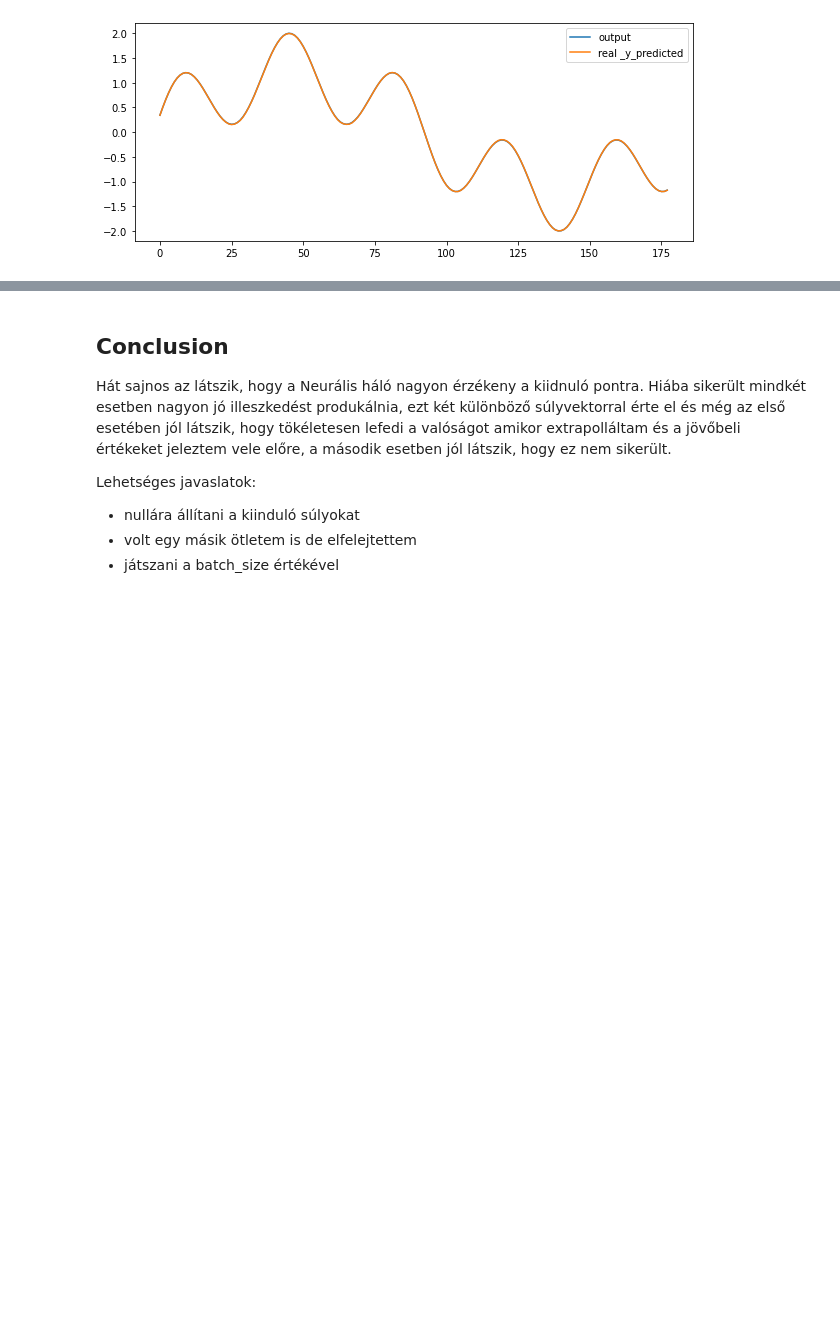
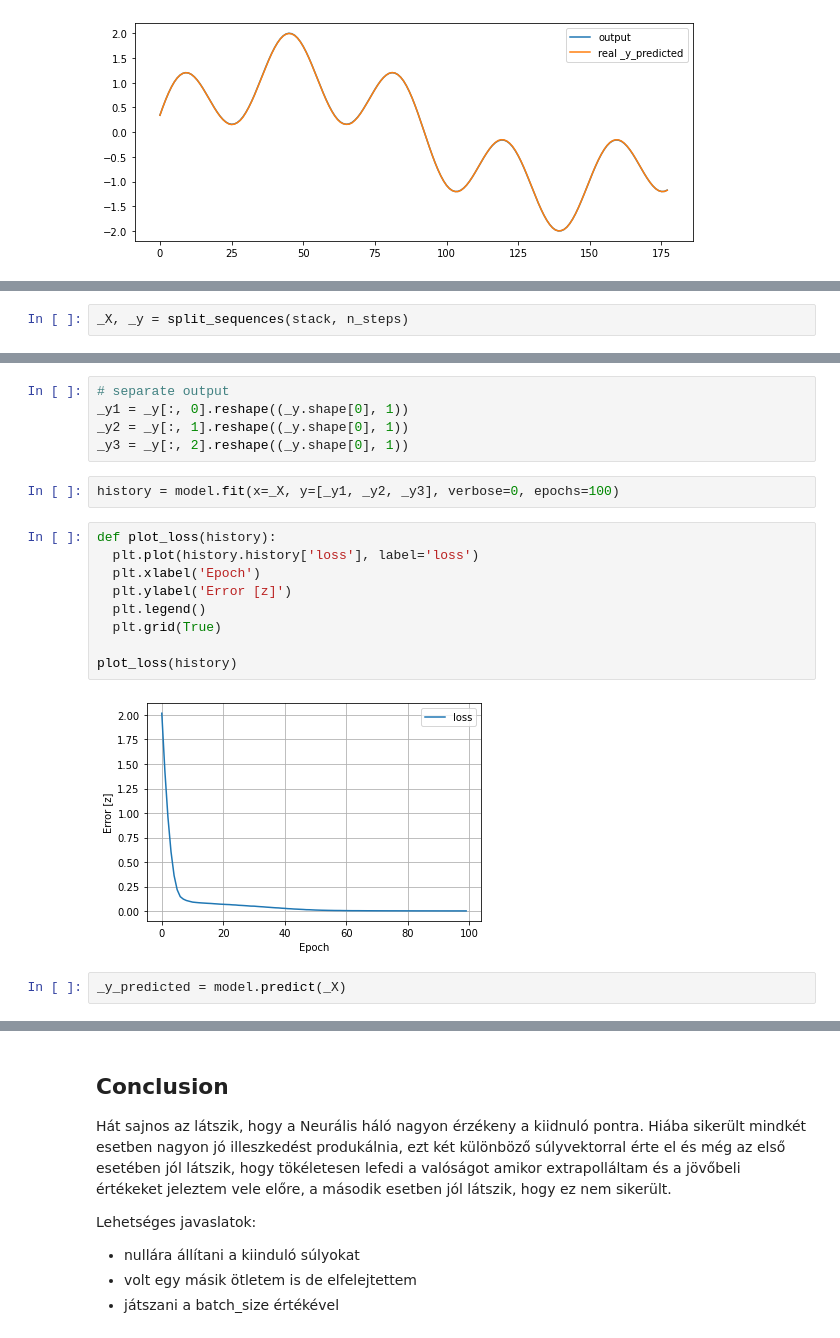
Before and after one commit to JoDeMiro/Keras, a Jupyter notebook: 05_Keras_Time_Series_Forcasting_via_1D_Convolution.ipynb, the cells around one changed output, grey strips where cells are left out. Saved outputs shown, nothing was run; the diff lists cells and outputs as text; blank space fills up the shorter version.

```diff
--- a/05_Keras_Time_Series_Forcasting_via_1D_Convolution.ipynb
+++ b/05_Keras_Time_Series_Forcasting_via_1D_Convolution.ipynb
@@ -1125,0 +1154,2 @@ plt.show()
+# %%
+_X, _y = split_sequences(stack, n_steps)
@@ -1125,0 +1206,20 @@ plt.show()
+# %%
+# separate output
+_y1 = _y[:, 0].reshape((_y.shape[0], 1))
+_y2 = _y[:, 1].reshape((_y.shape[0], 1))
+_y3 = _y[:, 2].reshape((_y.shape[0], 1))
+# %%
+history = model.fit(x=_X, y=[_y1, _y2, _y3], verbose=0, epochs=100)
+# %%
+def plot_loss(history):
+  plt.plot(history.history['loss'], label='loss')
+  plt.xlabel('Epoch')
+  plt.ylabel('Error [z]')
+  plt.legend()
+  plt.grid(True)
+
+plot_loss(history)
+# %% [output]
+[figure, added]
+# %%
+_y_predicted = model.predict(_X)
```
Also changed, not shown: parts of 8 cells of this notebook.
